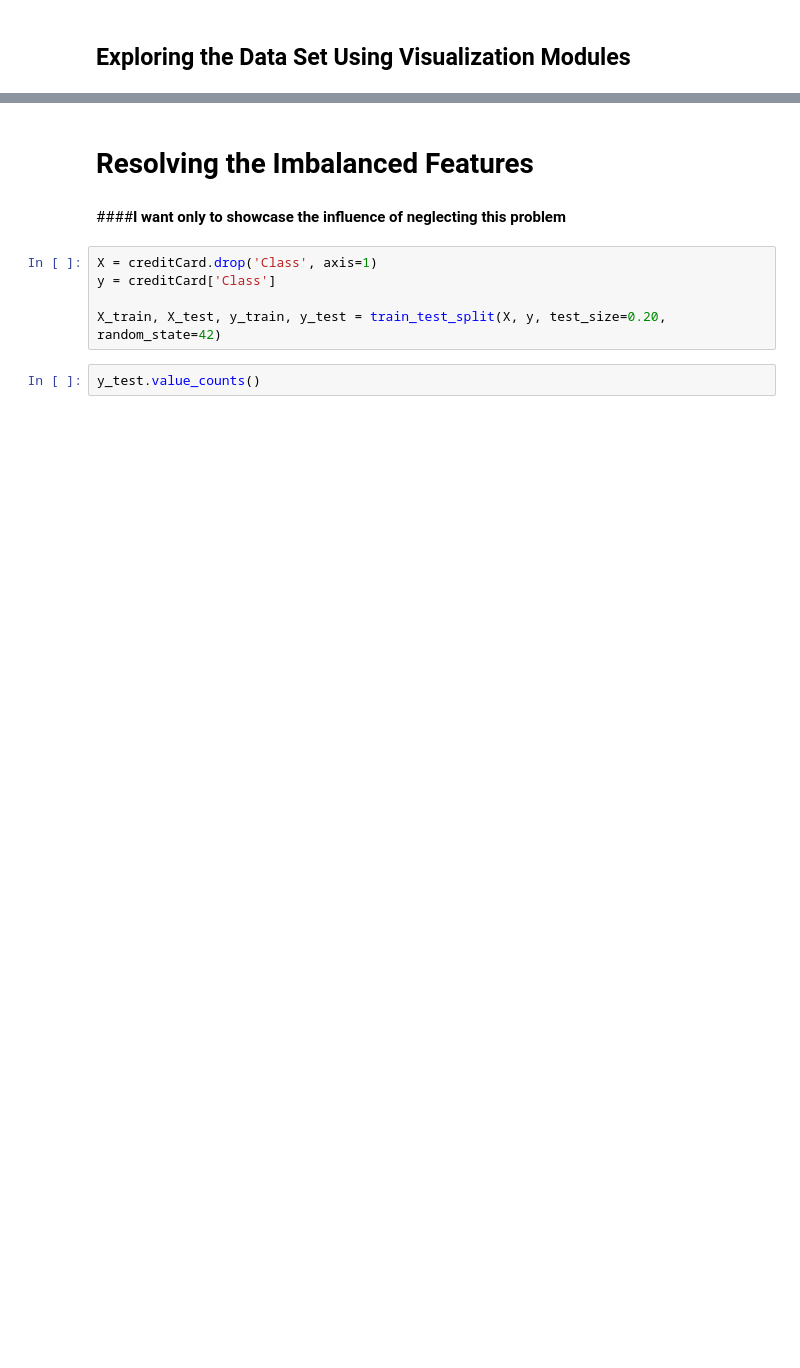
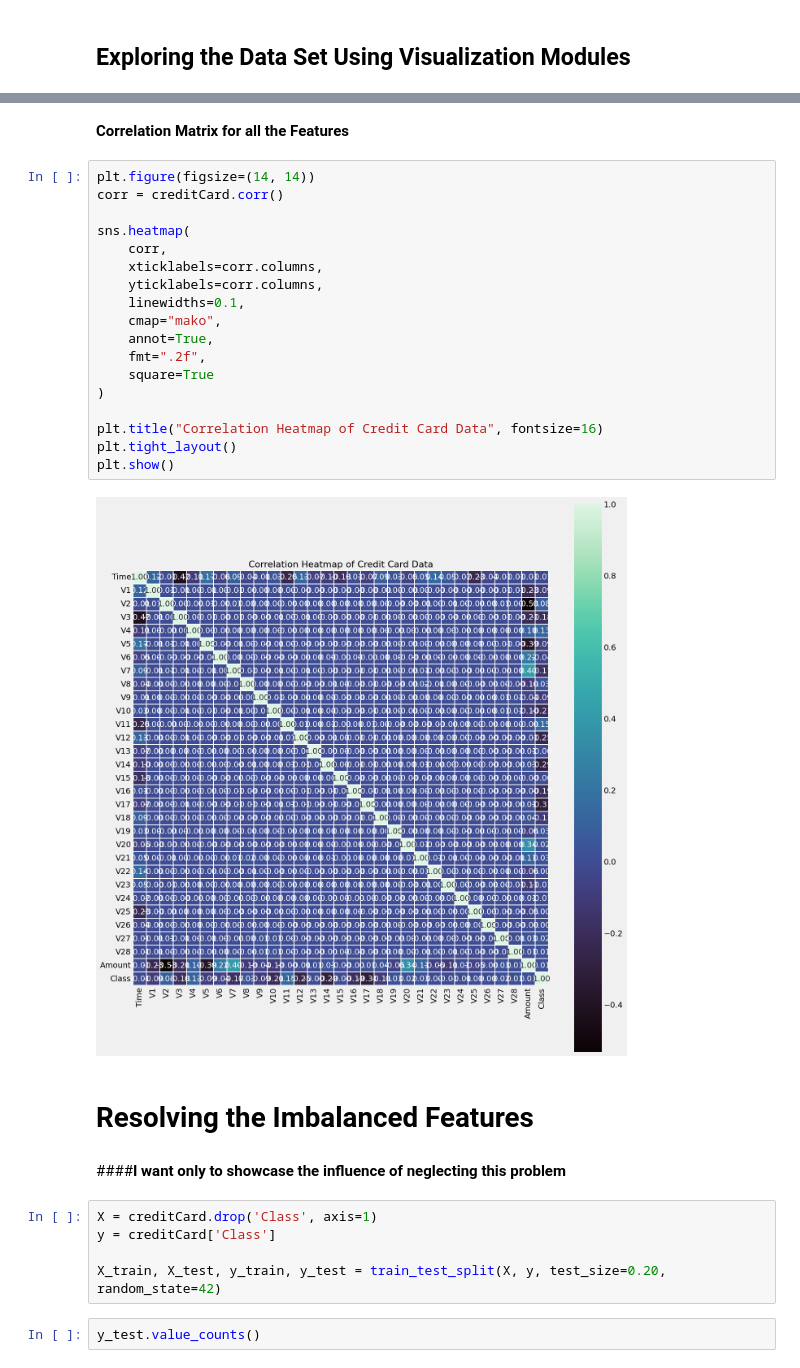
Before and after one commit to ZiadMAlsawy/ML_Project, a Jupyter notebook: Task_2.ipynb, the cells around one changed output, grey strips where cells are left out. Saved outputs shown, nothing was run; the diff lists cells and outputs as text; blank space fills up the shorter version.

```diff
--- a/Task_2.ipynb
+++ b/Task_2.ipynb
@@ -210,3 +278,25 @@ Outliers_Frequence
+# %% [markdown]
+**Correlation Matrix for all the Features**
+# %%
+plt.figure(figsize=(14, 14))
+corr = creditCard.corr()
+
+sns.heatmap(
+    corr,
+    xticklabels=corr.columns,
+    yticklabels=corr.columns,
+    linewidths=0.1,
+    cmap="mako",
+    annot=True,
+    fmt=".2f",
+    square=True
+)
+
+plt.title("Correlation Heatmap of Credit Card Data", fontsize=16)
+plt.tight_layout()
+plt.show()
+# %% [output]
+[figure, added]
 # %% [markdown]
 # **Resolving the Imbalanced Features**
 # %% [markdown]
```
Also changed, not shown: parts of 37 cells of this notebook.
